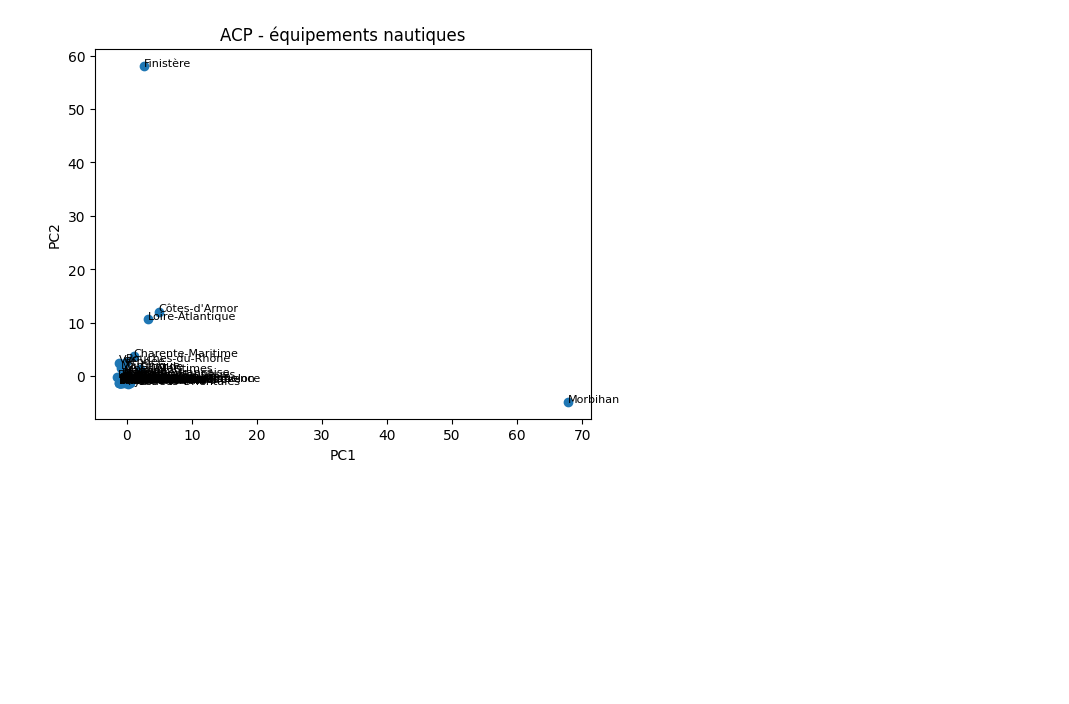
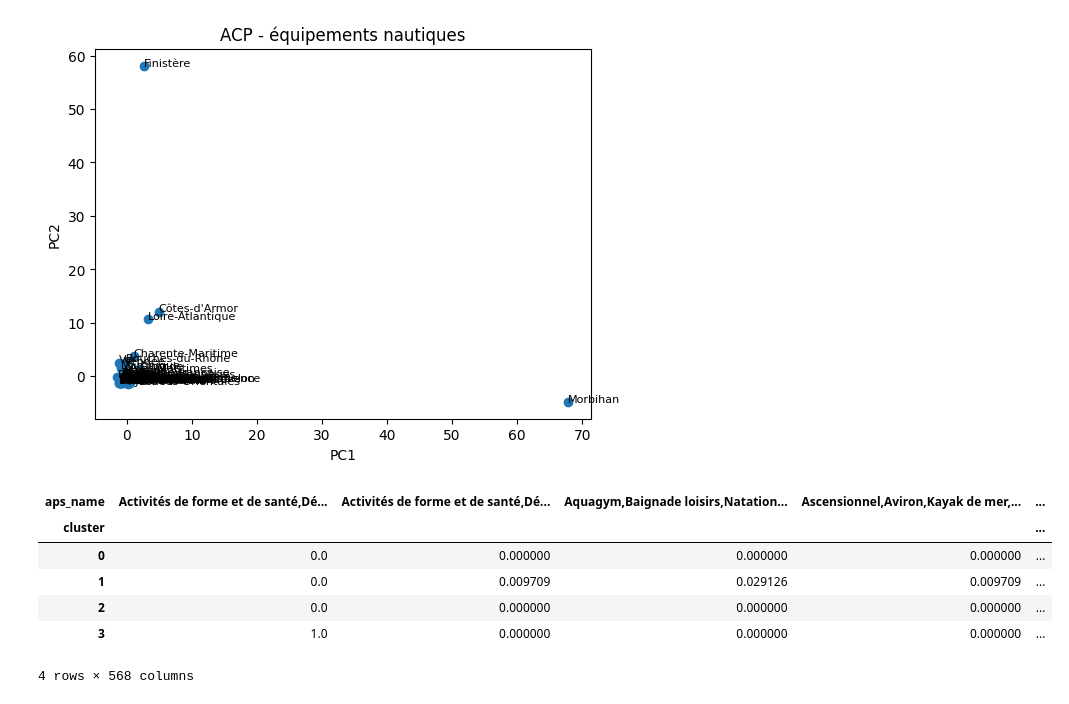
Before and after one commit to LR-Matteo/Projet-Final-Python-DataScience, a Jupyter notebook: matteo.ipynb, the cells around one changed output. Drawn from its saved outputs; the diff is of its cells as text; code cells hidden in the pictures; blank space fills up the shorter version.

```diff
--- a/matteo.ipynb
+++ b/matteo.ipynb
@@ -289,0 +297,11 @@ plt.show()
+# %%
+cluster_profile = table_dep.groupby('cluster').mean()
+cluster_profile
+# %% [output]
+| aps_name | Activités de forme et de santé,Dé... | Activités de forme et de santé,Dé... | Aquagym,Baignade loisirs,Natation... | Ascensionnel,Aviron,Kayak de mer,... | ... |
+| cluster |  |  |  |  | ... |
+| 0 | 0.0 | 0.000000 | 0.000000 | 0.000000 | ... |
+| 1 | 0.0 | 0.009709 | 0.029126 | 0.009709 | ... |
+| 2 | 0.0 | 0.000000 | 0.000000 | 0.000000 | ... |
+| 3 | 1.0 | 0.000000 | 0.000000 | 0.000000 | ... |
+4 rows × 568 columns
```
Also changed, not shown: parts of 2 cells of this notebook.
